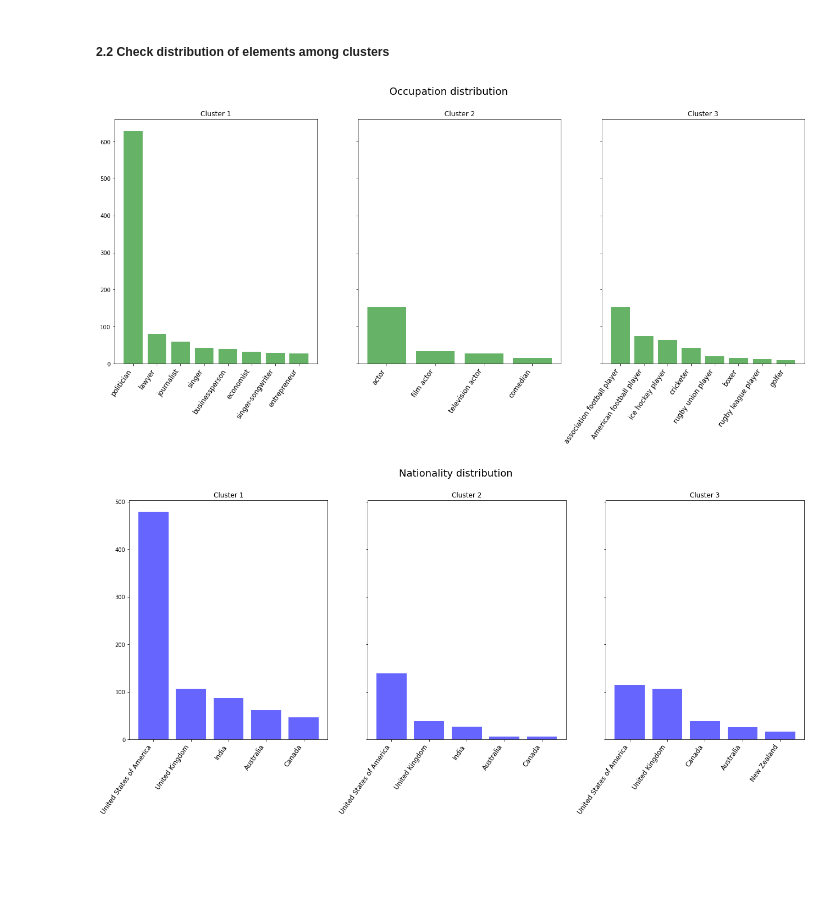
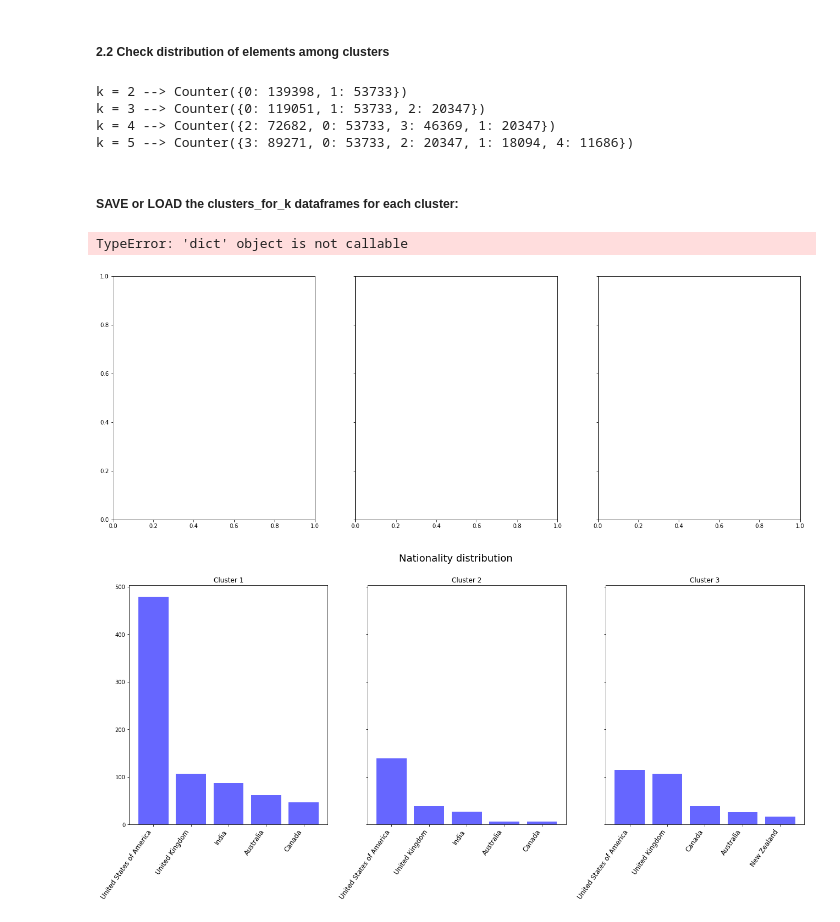
Before and after one commit to epfl-ada/ada-2021-project-quotebankers, a Jupyter notebook: clustering.ipynb, the cells around one changed output. Saved outputs shown, nothing was run; the diff lists cells and outputs as text; code cells hidden in the pictures; blank space fills up the shorter version.

Commit message:
3 clusters

```diff
--- a/clustering.ipynb
+++ b/clustering.ipynb
@@ -358,7 +359,7 @@ print(f'The clustering took {(end - start) / 60} minutes')
 # %%
 # Save labels
 for k in kprotos:
-    with open(f'labels_for_{k}_cluster', 'wb') as f:
+    with open(f'data/pickles/labels_for_{k}_cluster', 'wb') as f:
         pickle.dump(kprotos[k].labels_, f)
 # %% [markdown]
 ##### 2.2 Check distribution of elements among clusters
@@ -368,6 +369,11 @@ def print_cluster_labels(kprotos):
     for k, kproto in kprotos.items():
         print(f'k = {k} --> {Counter(kproto.labels_)}')
 print_cluster_labels(kprotos)
+# %% [output]
+k = 2 --> Counter({0: 139398, 1: 53733})
+k = 3 --> Counter({0: 119051, 1: 53733, 2: 20347})
+k = 4 --> Counter({2: 72682, 0: 53733, 3: 46369, 1: 20347})
+k = 5 --> Counter({3: 89271, 0: 53733, 2: 20347, 1: 18094, 4: 11686})
 # %%
 def get_cluster_points(features, labels):
     """
@@ -390,3 +396,5 @@ def get_cluster_points(features, labels):
     return list_of_dfs
 
 clusters_for_k = get_cluster_points(normalized_speakers, kprotos[3].labels_)
+# %% [markdown]
+##### SAVE or LOAD the clusters_for_k dataframes for each cluster:
@@ -393,36 +407,37 @@ clusters_for_k = get_cluster_points(normalized_speakers, kprotos[3].labels_)
 # %%
 from qwikidata.linked_data_interface import get_entity_dict_from_api
 import itertools
 
-def plot_occupation_of_clusters(clusters, nr_occupations=8):
+def plot_occupation_of_clusters(wikidata_speakers, clusters, nr_occupations=8):
     """
     Input: clusters - list of dataframes, where each dataframe contains points of the same cluster label.
     """
     nr_clusters = len(clusters)
     fig, axs = plt.subplots(1, nr_clusters, figsize=(22, 8), sharey=True)
 
     for i, df in enumerate(clusters):
         # Get the qids from the quotations df:
         qids = df.index.tolist()
         # Get the rows of the speakers having the wanted qids
         speakers = wikidata_speakers.loc[qids]
         # Get the speakers occupations and count them
         occupation_ids = [occ_id[0] for occ_id in speakers.occupation.values if not occ_id is None]
         occupation_count = Counter(occupation_ids)
         occupation_count_sorted = dict(sorted(occupation_count.items(), key=lambda x: x[1], reverse=True))
         top_occupations = dict(itertools.islice(occupation_count_sorted.items(), nr_occupations))
         # Query wikidata for occupation labels
         top_occupations_labels = [get_entity_dict_from_api(item)['labels']['en']['value'] for item in top_occupations.keys()]
         # Plot
         _ = axs[i].set_title(f'Cluster {i+1}')
         _ = axs[i].bar(top_occupations.keys(), top_occupations.values(), color='g', log=False, alpha=0.6)
         _ = axs[i].set_xticklabels(top_occupations_labels)
         _ = plt.setp(axs[i].get_xticklabels(), fontsize=12, rotation=55, ha='right')
     fig.suptitle('Occupation distribution', fontsize=18)
 
-plot_occupation_of_clusters(clusters_for_k)
+plot_occupation_of_clusters(speakers, clusters_for_k)
 # %% [output]
+TypeError: 'dict' object is not callable
-[figure, old version]
+[figure, new version]
 # %%
 def plot_nationality_of_clusters(clusters, nr_nationalities=5):
     """
```
Also changed, not shown: parts of 2 cells of this notebook.
